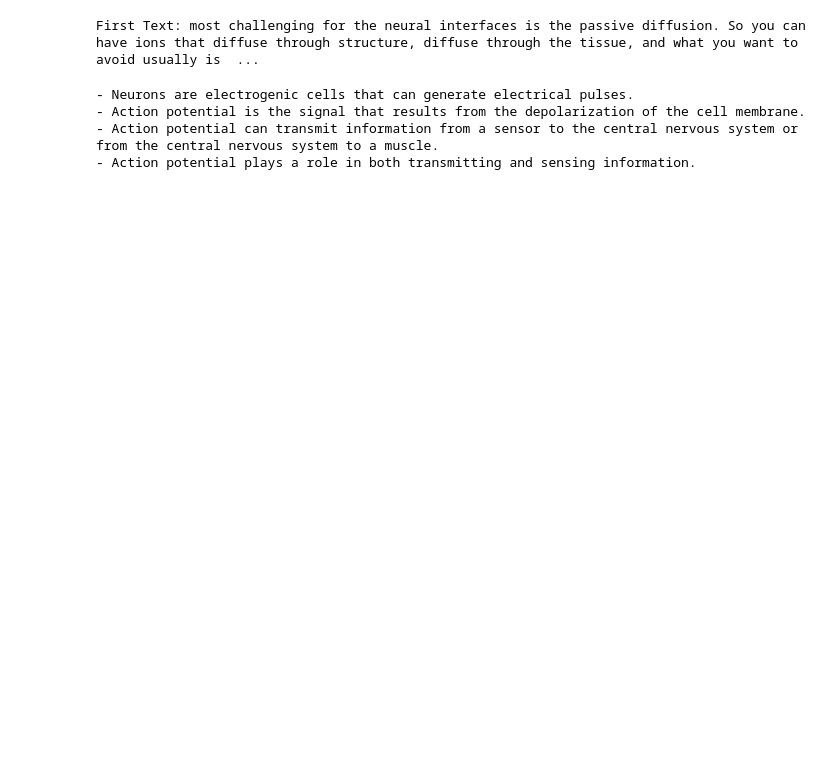
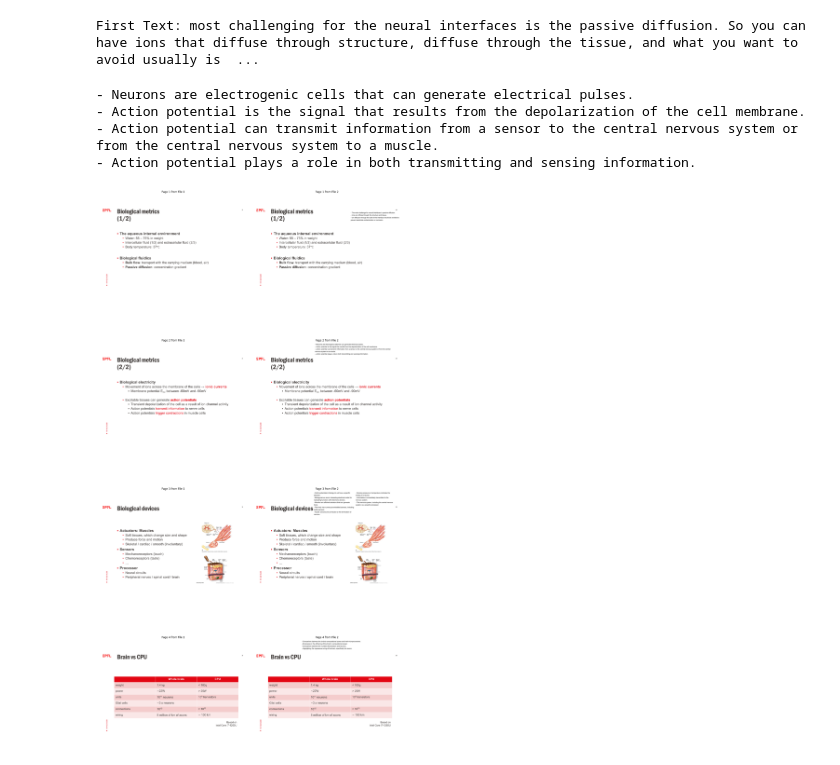
Before and after one commit to wesleymth/LauzHack2023-SpeakerNotes, a Jupyter notebook: GTP.ipynb, the cells around one changed output. Cells and saved outputs as stored; diff of their text form; code cells hidden in the pictures; blank space fills up the shorter version.

```diff
--- a/GTP.ipynb
+++ b/GTP.ipynb
@@ -31,3 +31,32 @@ print(answer)
 - Action potential is the signal that results from the depolarization of the cell membrane.
 - Action potential can transmit information from a sensor to the central nervous system or from the central nervous system to a muscle.
 - Action potential plays a role in both transmitting and sensing information.
+# %%
+from pdf2image import convert_from_path
+import matplotlib.pyplot as plt
+
+def pdf_page_comparison(pdf1_path, pdf2_path):
+    pdf1_images = convert_from_path(pdf1_path)
+    pdf2_images = convert_from_path(pdf2_path)
+
+    num_pages = min(len(pdf1_images), len(pdf2_images))
+
+    fig = plt.figure(figsize=(20, 10*num_pages))
+
+    for i in range(num_pages):
+        ax1 = fig.add_subplot(num_pages, 2, 2*i+1)
+        ax1.imshow(pdf1_images[i])
+        ax1.axis('off')
+        ax1.set_title(f"Page {i+1} from File 1")
+
+        ax2 = fig.add_subplot(num_pages, 2, 2*i+2)
+        ax2.imshow(pdf2_images[i])
+        ax2.axis('off')
+        ax2.set_title(f"Page {i+1} from File 2")
+
+    plt.tight_layout()
+    plt.show()
+# %%
+pdf_page_comparison("01-NX422 keyconcepts_organized.pdf","output23.pdf")
+# %% [output]
+[figure, added]
```
Also changed, not shown: parts of 1 cell of this notebook.
